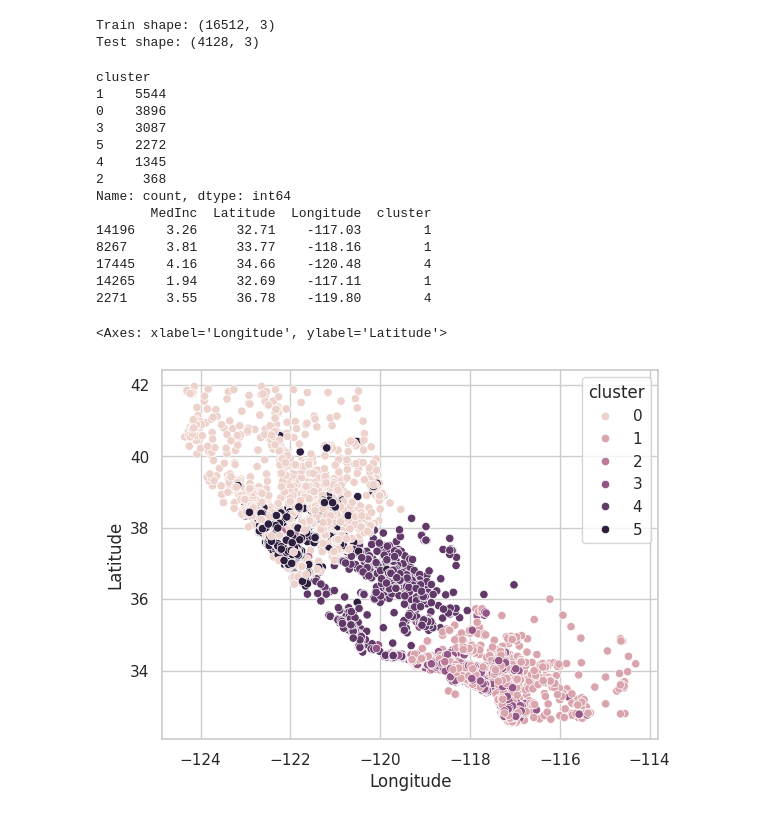
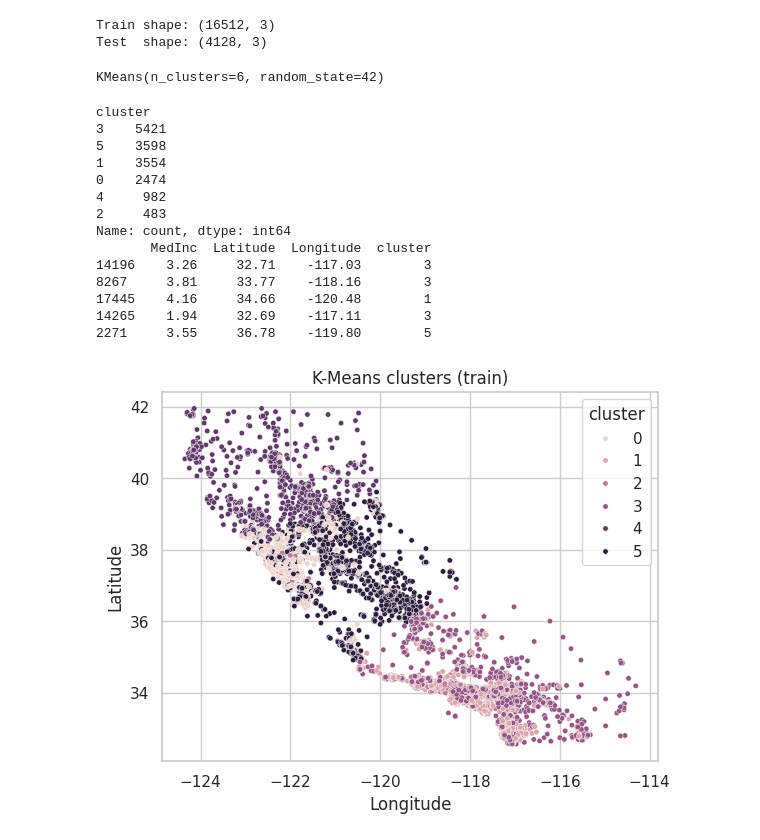
Before and after one commit to 4GeeksAcademy/ginappedrosa-ML-kmeans-housing, a Jupyter notebook: src/explore.ipynb, the cells around one changed output. Cells and saved outputs as stored; diff of their text form; code cells hidden in the pictures.

```diff
--- a/src/explore.ipynb
+++ b/src/explore.ipynb
@@ -103,34 +111,51 @@ model.fit(total_data)
 
 y_test = model.predict(X_test)
 y_train = model.predict(X_train)
+# %%
+from sklearn.preprocessing import StandardScaler
+
+scaler = StandardScaler()
+X_train_scal = scaler.fit_transform(X_train)
+X_test_scal  = scaler.transform(X_test)
+# %%
+kmeans = KMeans(n_clusters=6, random_state=42, n_init='auto')
+kmeans.fit(X_train_scal)
+# %% [output]
+KMeans(n_clusters=6, random_state=42)
+# %%
+y_train = kmeans.labels_
+y_test  = kmeans.predict(X_test_scal)
 # %%
-total_data = df[features]
+X_train_feat = X_train[features].copy()
+X_test_feat  = X_test[features].copy()
 
-X_train['cluster'] = y_train
-print(X_train['cluster'].value_counts())
-print(X_train.head())
+X_train_label = X_train_feat.copy()
+X_train_label["cluster"] = y_train
+
+print(X_train_label['cluster'].value_counts())
+print(X_train_label.head())
 # %% [output]
 cluster
-1    5544
-0    3896
-3    3087
-5    2272
-4    1345
-2     368
+3    5421
+5    3598
+1    3554
+0    2474
+4     982
+2     483
 Name: count, dtype: int64
        MedInc  Latitude  Longitude  cluster
-14196    3.26     32.71    -117.03        1
-8267     3.81     33.77    -118.16        1
-17445    4.16     34.66    -120.48        4
-14265    1.94     32.69    -117.11        1
-2271     3.55     36.78    -119.80        4
+14196    3.26     32.71    -117.03        3
+8267     3.81     33.77    -118.16        3
+17445    4.16     34.66    -120.48        1
+14265    1.94     32.69    -117.11        3
+2271     3.55     36.78    -119.80        5
 # %%
 sns.scatterplot(
-    data=X_train,
-    x="Longitude",
-    y="Latitude",
-    hue="cluster",
+    data=X_train_label,
+    x="Longitude", y="Latitude",
+    hue="cluster", s=15
 )
+plt.title("K-Means clusters (train)")
+plt.show()
 # %% [output]
-<Axes: xlabel='Longitude', ylabel='Latitude'>
-[figure, old version]
+[figure, new version]
```
Also changed, not shown: parts of 14 cells of this notebook.
